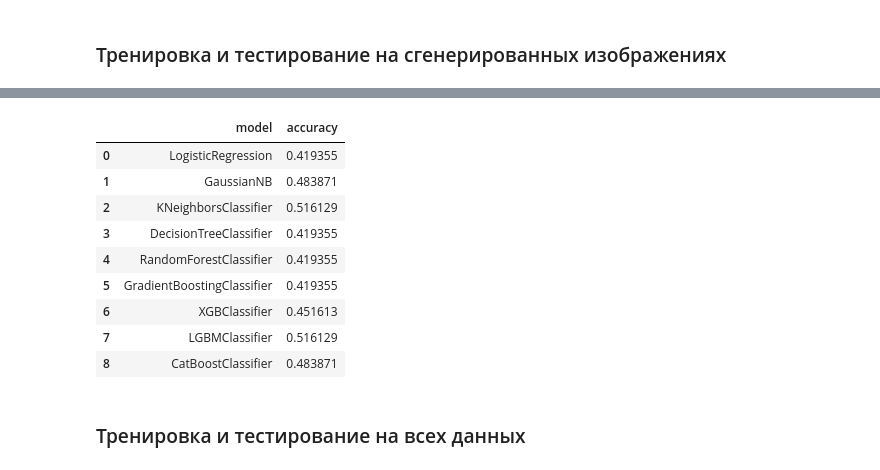
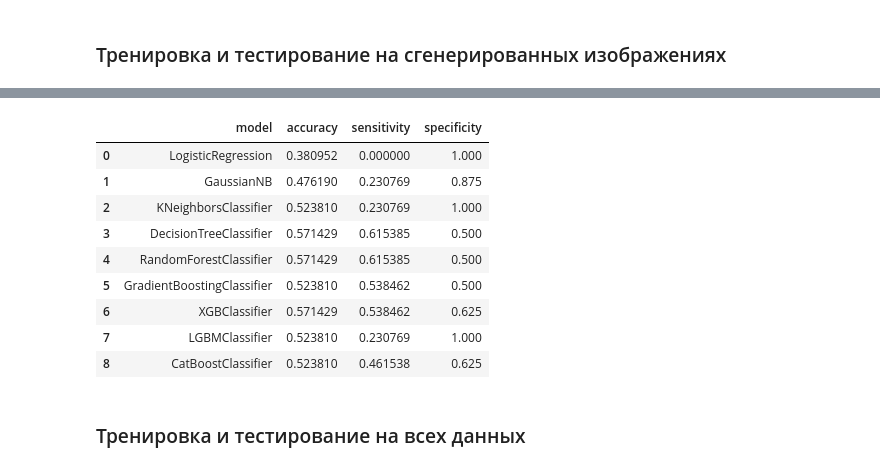
Before and after one commit to KaterinaSyrtsova/my_repo, a Jupyter notebook: vkr/spirals.ipynb, the cells around one changed output, grey strips where cells are left out. Saved outputs shown, nothing was run; the diff lists cells and outputs as text; code cells hidden in the pictures.

```diff
--- a/vkr/spirals.ipynb
+++ b/vkr/spirals.ipynb
@@ -89,7 +80,7 @@ for i in range(0, 30):
 
 test = pd.concat([pd.Series(path, name="PNG"), pd.Series(LabelEncoder().fit_transform(test_data["CATEGORY"]), name="CATEGORY")], axis=1)
 # тренировка и тестирование
-xTrain, xTest, yTrain, yTest = train_test_split(pd.concat([train,test])[["PNG"]], pd.concat([train,test])["CATEGORY"], test_size=0.3, random_state=42)
+xTrain, xTest, yTrain, yTest = train_test_split(pd.concat([train,test])[["PNG"]], pd.concat([train,test])["CATEGORY"], test_size=0.2, random_state=42)
 #xTrain, yTrain, xTest, yTest = train[["PNG"]], train["CATEGORY"], test[["PNG"]], test["CATEGORY"]
 models = [LogisticRegression(solver="liblinear").fit(xTrain, yTrain),
            GaussianNB().fit(xTrain, yTrain),
@@ -100,11 +91,17 @@ models = [LogisticRegression(solver="liblinear").fit(xTrain, yTrain),
            XGBClassifier().fit(xTrain, yTrain),
            LGBMClassifier().fit(xTrain, yTrain),
            CatBoostClassifier(verbose=False).fit(xTrain, yTrain)]
-table_acc = pd.DataFrame(columns=['model','accuracy'])
+table_acc = pd.DataFrame(columns=['model','accuracy','sensitivity','specificity'])
 i = 0
 for model in models:
     predict = model.predict(xTest)
-    table_acc.loc[i] = [model.__class__.__name__, accuracy_score(yTest, predict)]
+    cm = confusion_matrix(yTest, predict).ravel()
+    tn, fp, fn, tp = cm
+    accuracy = (tp + tn) / float(cm.sum())
+    sensitivity = tp / float(tp + fn)
+    specificity = tn / float(tn + fp)
+    #table_acc.loc[i] = [model.__class__.__name__, accuracy_score(yTest, predict)]
+    table_acc.loc[i] = [model.__class__.__name__, accuracy, sensitivity, specificity]
     i += 1
 table_acc
 # %% [output]
@@ -187,8 +184,8 @@ plt.show()
 ### Тренировка и тестирование на сгенерированных изображениях
 # %%
 # тренировка и тестирование
-xTrain, xTest, yTrain, yTest = train_test_split(pd.concat([train_generate,test_generate])[["PNG"]], pd.concat([train_generate,test_generate])["CATEGORY"], test_size=0.3, random_state=42)
-#xTrain, yTrain, xTest, yTest = train[["PNG"]], train["CATEGORY"], test[["PNG"]], test["CATEGORY"]
+xTrain, xTest, yTrain, yTest = train_test_split(pd.concat([train_generate,test_generate])[["PNG"]], pd.concat([train_generate,test_generate])["CATEGORY"], test_size=0.2, random_state=42)
+#xTrain, yTrain, xTest, yTest = train_generate[["PNG"]], train_generate["CATEGORY"], test_generate[["PNG"]], test_generate["CATEGORY"]
 models = [LogisticRegression(solver="liblinear").fit(xTrain, yTrain),
            GaussianNB().fit(xTrain, yTrain),
            KNeighborsClassifier().fit(xTrain, yTrain),
@@ -198,11 +195,17 @@ models = [LogisticRegression(solver="liblinear").fit(xTrain, yTrain),
            XGBClassifier().fit(xTrain, yTrain),
            LGBMClassifier().fit(xTrain, yTrain),
            CatBoostClassifier(verbose=False).fit(xTrain, yTrain)]
-table_acc = pd.DataFrame(columns=['model','accuracy'])
+table_acc = pd.DataFrame(columns=['model','accuracy','sensitivity','specificity'])
 i = 0
 for model in models:
     predict = model.predict(xTest)
-    table_acc.loc[i] = [model.__class__.__name__, accuracy_score(yTest, predict)]
+    cm = confusion_matrix(yTest, predict).ravel()
+    tn, fp, fn, tp = cm
+    accuracy = (tp + tn) / float(cm.sum())
+    sensitivity = tp / float(tp + fn)
+    specificity = tn / float(tn + fp)
+    #table_acc.loc[i] = [model.__class__.__name__, accuracy_score(yTest, predict)]
+    table_acc.loc[i] = [model.__class__.__name__, accuracy, sensitivity, specificity]
     i += 1
 table_acc
 # %% [output]
@@ -210,13 +213,13 @@ table_acc
-|  | model | accuracy |
-| 0 | LogisticRegression | 0.419355 |
-| 1 | GaussianNB | 0.483871 |
-| 2 | KNeighborsClassifier | 0.516129 |
-| 3 | DecisionTreeClassifier | 0.419355 |
-| 4 | RandomForestClassifier | 0.419355 |
-| 5 | GradientBoostingClassifier | 0.419355 |
-| 6 | XGBClassifier | 0.451613 |
-| 7 | LGBMClassifier | 0.516129 |
-| 8 | CatBoostClassifier | 0.483871 |
+|  | model | accuracy | sensitivity | specificity |
+| 0 | LogisticRegression | 0.380952 | 0.000000 | 1.000 |
+| 1 | GaussianNB | 0.476190 | 0.230769 | 0.875 |
+| 2 | KNeighborsClassifier | 0.523810 | 0.230769 | 1.000 |
+| 3 | DecisionTreeClassifier | 0.571429 | 0.615385 | 0.500 |
+| 4 | RandomForestClassifier | 0.571429 | 0.615385 | 0.500 |
+| 5 | GradientBoostingClassifier | 0.523810 | 0.538462 | 0.500 |
+| 6 | XGBClassifier | 0.571429 | 0.538462 | 0.625 |
+| 7 | LGBMClassifier | 0.523810 | 0.230769 | 1.000 |
+| 8 | CatBoostClassifier | 0.523810 | 0.461538 | 0.625 |
 # %% [markdown]
 ### Тренировка и тестирование на всех данных
 # %%
```
Also changed, not shown: parts of 8 cells of this notebook.
